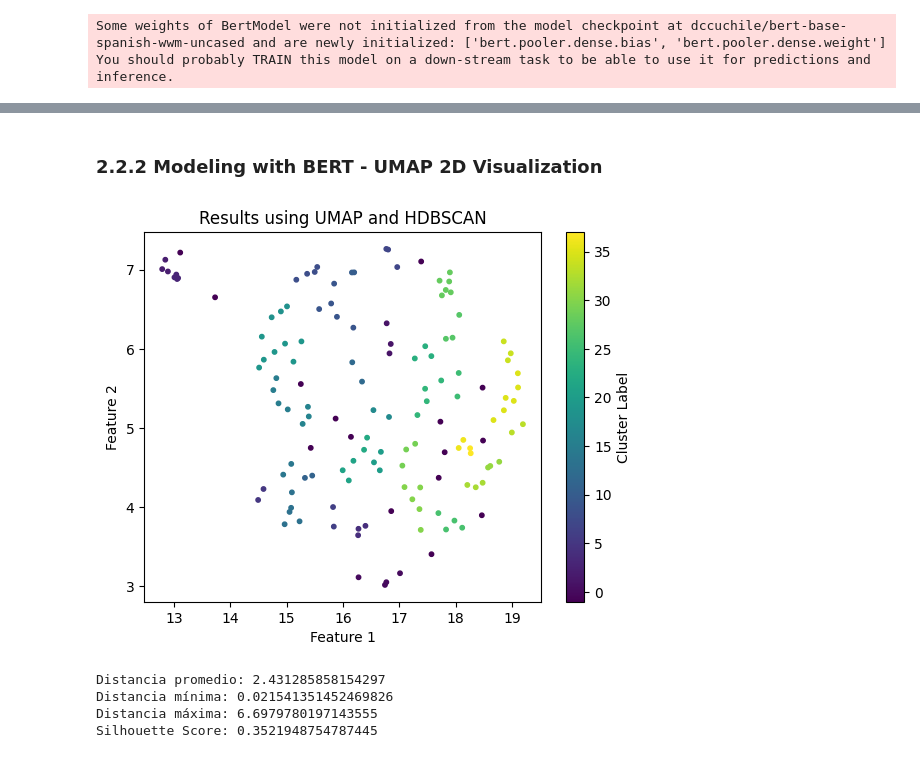
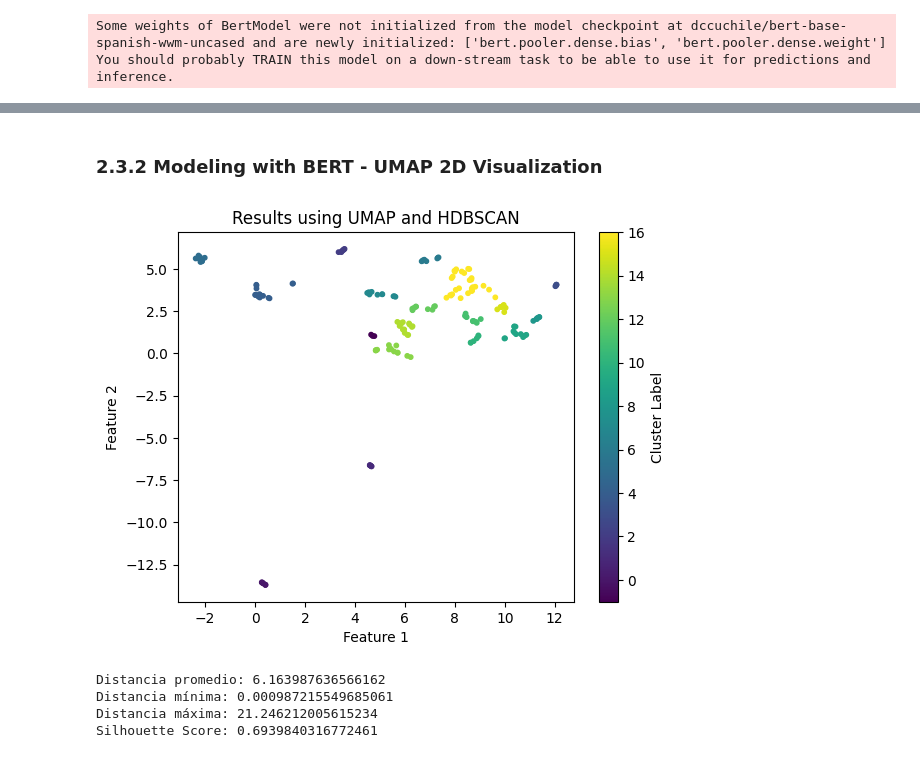
Before and after one commit to MolodyGs/Multimodal-News-Data-Collection, a Jupyter notebook: src/models/text_model.ipynb, the cells around one changed output, grey strips where cells are left out. Saved outputs shown, nothing was run; the diff lists cells and outputs as text; code cells hidden in the pictures.

Commit message:
feat: better dimension reduction with UMAP
- Use all the data for text modeling (181)
- Using all the data results in worse performance for t-SNE

```diff
--- a/src/models/text_model.ipynb
+++ b/src/models/text_model.ipynb
@@ -81,3 +85,9 @@ fig.show()
+# %%
+data = {
+    "text": [],
+    "label": [],
+    "site": []
+}
 # %%
 json_data = {}
 
@@ -86,8 +96,8 @@ with open("../fact_checking_data//fact_checking_data_extracted.json", 'r', encod
 
 texts = [fact["veracity"] + "" + fact["content"] for fact in json_data["facts"]]
 labels = [fact["veracity"] for fact in json_data["facts"]]
+sites = ["fact_checking_data" for _ in range(len(texts))]
 
-data = {
-    "text": texts,
-    "label": labels
-}
+data["text"] = data["text"] + texts
+data["label"] = data["label"] + labels
+data["site"] = data["site"] + sites
@@ -94 +106,25 @@ data = {
+# %%
+json_data = {}
+
+with open("../fast_check_data/1st_fast_check_pages.json", 'r', encoding='utf-8') as file:
+    json_data = json.load(file)
+
+texts = [fact["veracity"] + "" + fact["text"] for fact in json_data["pages"]]
+labels = [fact["veracity"] for fact in json_data["pages"]]
+sites = ["fast_check_1st" for _ in range(len(texts))]
+
+data["text"] = data["text"] + texts
+data["label"] = data["label"] + labels
+data["site"] = data["site"] + sites
+
+with open("../fast_check_data/2nd_fast_check_pages.json", 'r', encoding='utf-8') as file:
+    json_data = json.load(file)
+
+texts = [fact["veracity"] + "" + fact["text"] for fact in json_data["pages"]]
+labels = [fact["veracity"] for fact in json_data["pages"]]
+sites = ["fast_check_2nd" for _ in range(len(texts))]
+
+data["text"] = data["text"] + texts
+data["label"] = data["label"] + labels
+data["site"] = data["site"] + sites
 # %% [markdown]
@@ -198,2 +230,2 @@ https://factchecking.cl/user-review/el-derecho-a-un-sueldo-justo-no-garantiza-su
 # %% [markdown]
-### 2.2.2 Modeling with BERT - UMAP 2D Visualization
+### 2.3.2 Modeling with BERT - UMAP 2D Visualization
@@ -200,40 +238,41 @@ https://factchecking.cl/user-review/el-derecho-a-un-sueldo-justo-no-garantiza-su
 # %%
-umap_model = umap.UMAP(n_components=2, random_state=42, n_neighbors=10, metric='euclidean')
+
+umap_model = umap.UMAP(n_components=2, random_state=10, n_neighbors=3, min_dist=0.0, n_jobs=1, init='random')
 embeddings_2d = umap_model.fit_transform(embeddings)
 
-clusterer = hdbscan.HDBSCAN(min_cluster_size=5, metric='euclidean')
+clusterer = hdbscan.HDBSCAN(min_cluster_size=5, min_samples=3, cluster_selection_epsilon=0.5)
 cluster_labels = clusterer.fit_predict(embeddings_2d)
 
 # Visualizar los resultados
-plt.scatter(embeddings_2d[:, 0], embeddings_2d[:, 1], c=cluster_labels, cmap='viridis', s=10)
+plt.scatter(embeddings_2d[:, 0], embeddings_2d[:, 1], c=cluster_labels, s=10)
 plt.title('Results using UMAP and HDBSCAN')
 plt.xlabel('Feature 1')
 plt.ylabel('Feature 2')
 plt.colorbar(label='Cluster Label')
 plt.show()
 
 distances = pairwise_distances(embeddings_2d, metric='euclidean')
 
 # Calcular la distancia promedio entre todos los puntos en el espacio 2D
 average_distance = np.mean(distances)
 
 # Calcular la distancia mínima entre puntos
 min_distance = np.min(distances[distances > 0])  # Excluyendo la diagonal (distancia de un punto consigo mismo)
 
 # Calcular la distancia máxima entre puntos
 max_distance = np.max(distances)
 
 print(f"Distancia promedio: {average_distance}")
 print(f"Distancia mínima: {min_distance}")
 print(f"Distancia máxima: {max_distance}")
 
 # Evaluar la calidad del clustering
 score = silhouette_score(embeddings_2d, cluster_labels)
 print(f"Silhouette Score: {score}")
 # %% [output]
-[figure, old version]
+[figure, new version]
-Distancia promedio: 2.431285858154297
-Distancia mínima: 0.021541351452469826
-Distancia máxima: 6.6979780197143555
-Silhouette Score: 0.3521948754787445
+Distancia promedio: 6.163987636566162
+Distancia mínima: 0.000987215549685061
+Distancia máxima: 21.246212005615234
+Silhouette Score: 0.6939840316772461
 # %%
```
Also changed, not shown: parts of 10 cells of this notebook.
